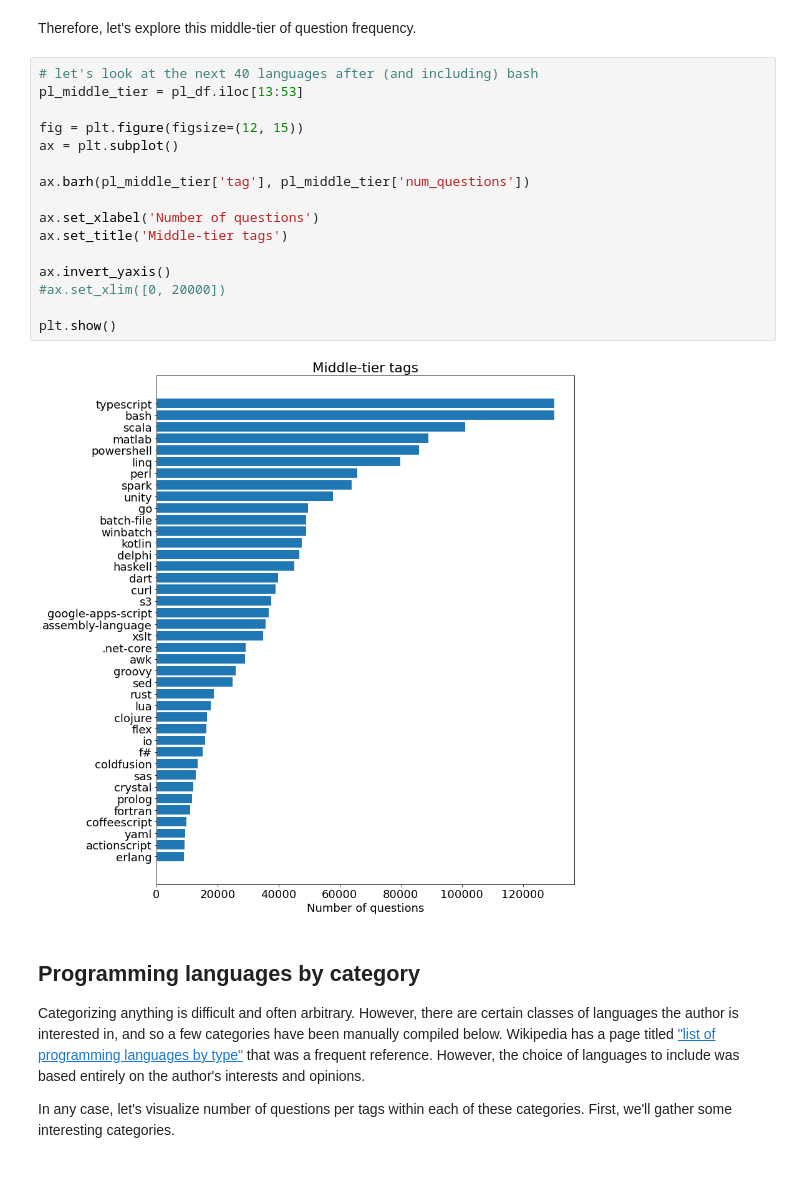
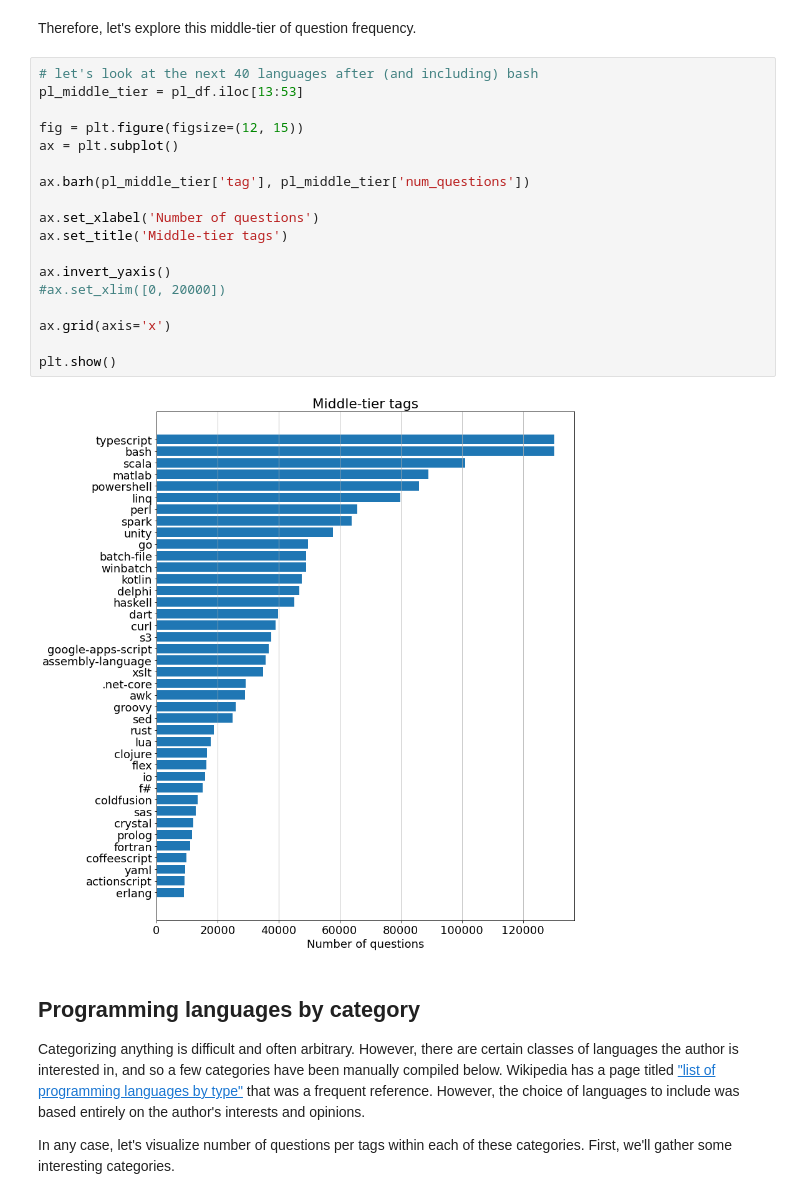
Before and after one commit to paigeweber13/learning-sandbox, a Jupyter notebook: data-science/stackoverflow-questions-per-language/stackoverflow-questions-per-language.ipynb, the cells around one changed output. Drawn from its saved outputs; the diff is of its cells as text.

```diff
--- a/data-science/stackoverflow-questions-per-language/stackoverflow-questions-per-language.ipynb
+++ b/data-science/stackoverflow-questions-per-language/stackoverflow-questions-per-language.ipynb
@@ -402,21 +403,23 @@ Therefore, let's explore this middle-tier of question frequency.
 # %%
 # let's look at the next 40 languages after (and including) bash
 pl_middle_tier = pl_df.iloc[13:53]
 
 fig = plt.figure(figsize=(12, 15))
 ax = plt.subplot()
 
 ax.barh(pl_middle_tier['tag'], pl_middle_tier['num_questions'])
 
 ax.set_xlabel('Number of questions')
 ax.set_title('Middle-tier tags')
 
 ax.invert_yaxis()
 #ax.set_xlim([0, 20000])
 
+ax.grid(axis='x')
+
 plt.show()
 # %% [output]
-[figure, old version]
+[figure, new version]
 # %% [markdown]
 ## Programming languages by category
 Categorizing anything is difficult and often arbitrary. However, there are certain classes of languages the author is interested in, and so a few categories have been manually compiled below. Wikipedia has a page titled ["list of programming languages by type"](https://en.wikipedia.org/wiki/List_of_programming_languages_by_type) that was a frequent reference. However, the choice of languages to include was based entirely on the author's interests and opinions.
```
Also changed, not shown: parts of 9 cells of this notebook.
